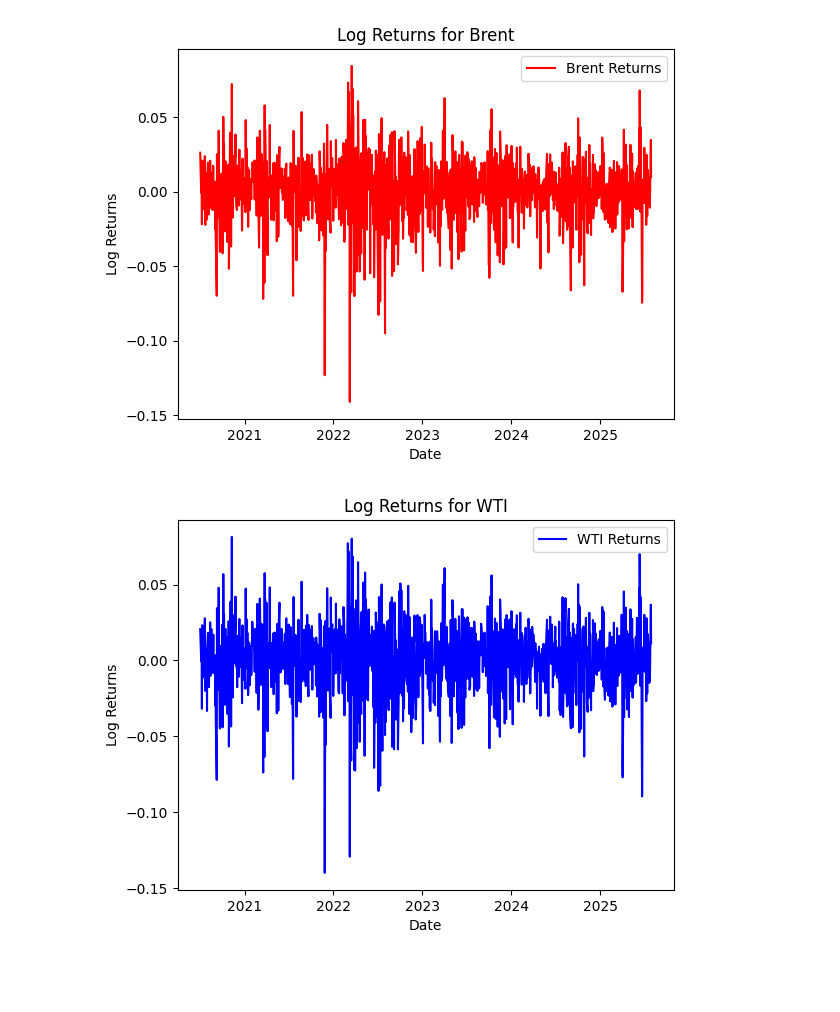
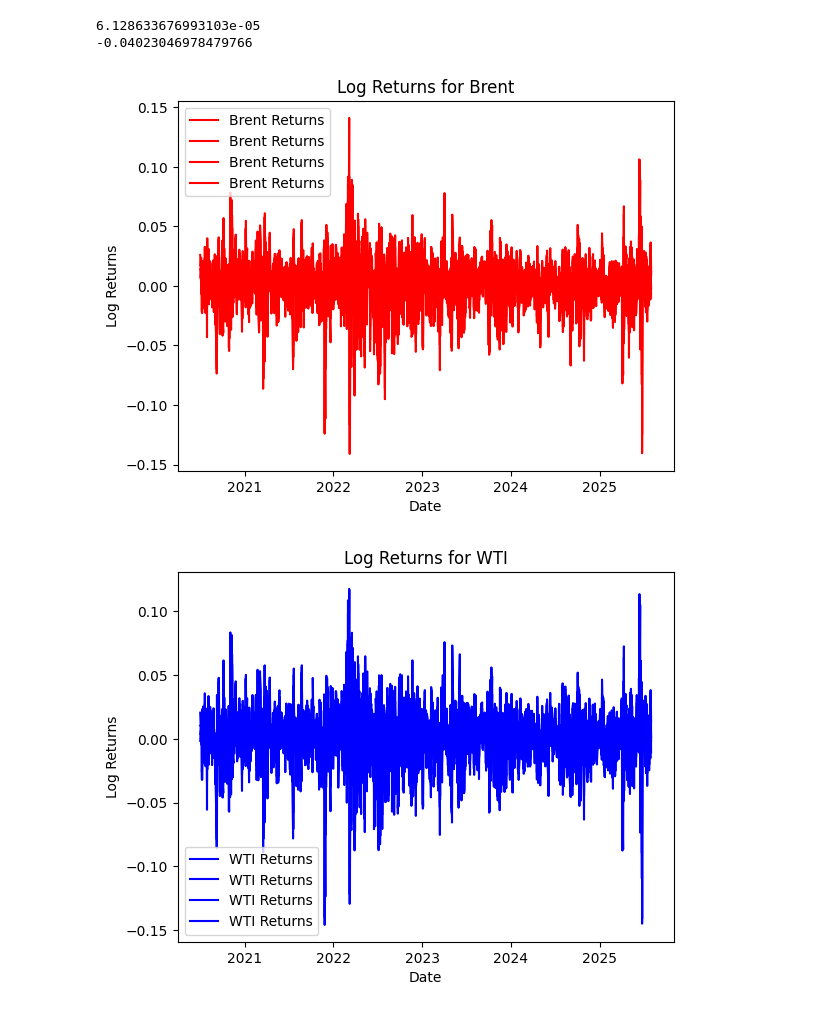
Before and after one commit to kaisengg/ember, a Jupyter notebook: oil_time_series.ipynb, the cells around one changed output. Drawn from its saved outputs; the diff is of its cells as text; code cells hidden in the pictures; blank space fills up the shorter version.

```diff
--- a/oil_time_series.ipynb
+++ b/oil_time_series.ipynb
@@ -15,18 +17,26 @@ brent = yf.Ticker("BZ=F")
 wti = yf.Ticker("CL=F")
 # Training period
 train_start = datetime.datetime(2020, 7, 1)
-train_end = datetime.datetime(2025, 7, 31)
-# Validation period
-valid_start = datetime.datetime(2025, 8, 1)
-valid_end = datetime.datetime(2025, 8, 31)
+train_end = datetime.datetime(2025, 8, 1)
 
-# Parsing the data
-brent_data = brent.history(start = train_start, end = train_end)
-brent_close = brent_data["Close"]
+# Cleaning the data
+brent_data = brent.history(start = train_start, end = train_end).reset_index()
+wti_data = wti.history(start = train_start, end = train_end).reset_index()
 
-wti_data = wti.history(start = train_start, end = train_end)
-wti_close = wti_data["Close"]
+for index, row in brent_data.iterrows():
+    if row['Date'] != wti_data.loc[index,'Date']:
+        print(brent_data.iloc[index-1:index+2, 0])
+        print(wti_data.iloc[index-1:index+2, 0])
+        brent_data.drop(index, inplace = True)
+        break
 
-print(wti_close[wti_close.isna()])
-print(brent_close[brent_close.isna()])
+brent_data.drop(columns = ["Volume", "Dividends", "Stock Splits"], inplace = True)
+brent_data = brent_data.set_index(["Date"])
+wti_data.drop(columns = ["Volume", "Dividends", "Stock Splits"], inplace = True)
+wti_data = wti_data.set_index("Date")
+
+print("\nBrent Data")
+print(brent_data.head(2))
+print("\nWTI Data")
+print(wti_data.head(2))
 # %% [output]
@@ -47,24 +342,49 @@ plt.show()
+# %%
+# Trading strategy for Brent using WTI close values
+
+portfolio_initial = 1000000
+
+signal = None
+for i in range(len(test_df)):
+    predicted_log_return = actual_vs_pred["Predicted_Brent_Close"][i]
+    actual_log_return = actual_vs_pred["brent_close"][i]
+    if predicted_log_return - actual_log_return >= 0.001:
+        signal = "buy"
+    elif predicted_log_return - actual_log_return <= -0.001:
+        signal = "sell"
+    # Check if there is a signal, and set up portfolio accordingly
+    # Will trade 1% of portfolio each time as an initial attempt
+    if signal:
+        trade_value = portfolio_initial * 0.01
+        if signal == "buy":
+            pass
+        else:
+            pass
+    break
+# %% [output]
+6.128633676993103e-05
+-0.04023046978479766
 # %%
 # We can try to track log returns on Brent
-brent_log_returns = np.log(brent_close[1:] / brent_close[:-1].values)
-wti_log_returns = np.log(wti_close[1:] / wti_close[:-1].values )
+brent_log_returns = np.log(brent_data[1:] / brent_data[:-1].values)
+wti_log_returns = np.log(wti_data[1:] / wti_data[:-1].values )
 
 plt.plot(brent_log_returns, color = "red", label = "Brent Returns")
 plt.legend()
 plt.xlabel("Date")
 plt.ylabel("Log Returns")
 plt.title("Log Returns for Brent")
 plt.show()
 
 plt.plot(wti_log_returns, color = "blue", label = "WTI Returns")
 plt.legend()
 plt.xlabel("Date")
 plt.ylabel("Log Returns")
 plt.title("Log Returns for WTI")
 plt.show()
 # %% [output]
-[figure, old version]
+[figure, new version]
-[figure, old version]
+[figure, new version]
 # %%
 # We want to perform ACF / PACF tests on Brent first
 test_lag = 15
```
Also changed, not shown: parts of 18 cells of this notebook.
